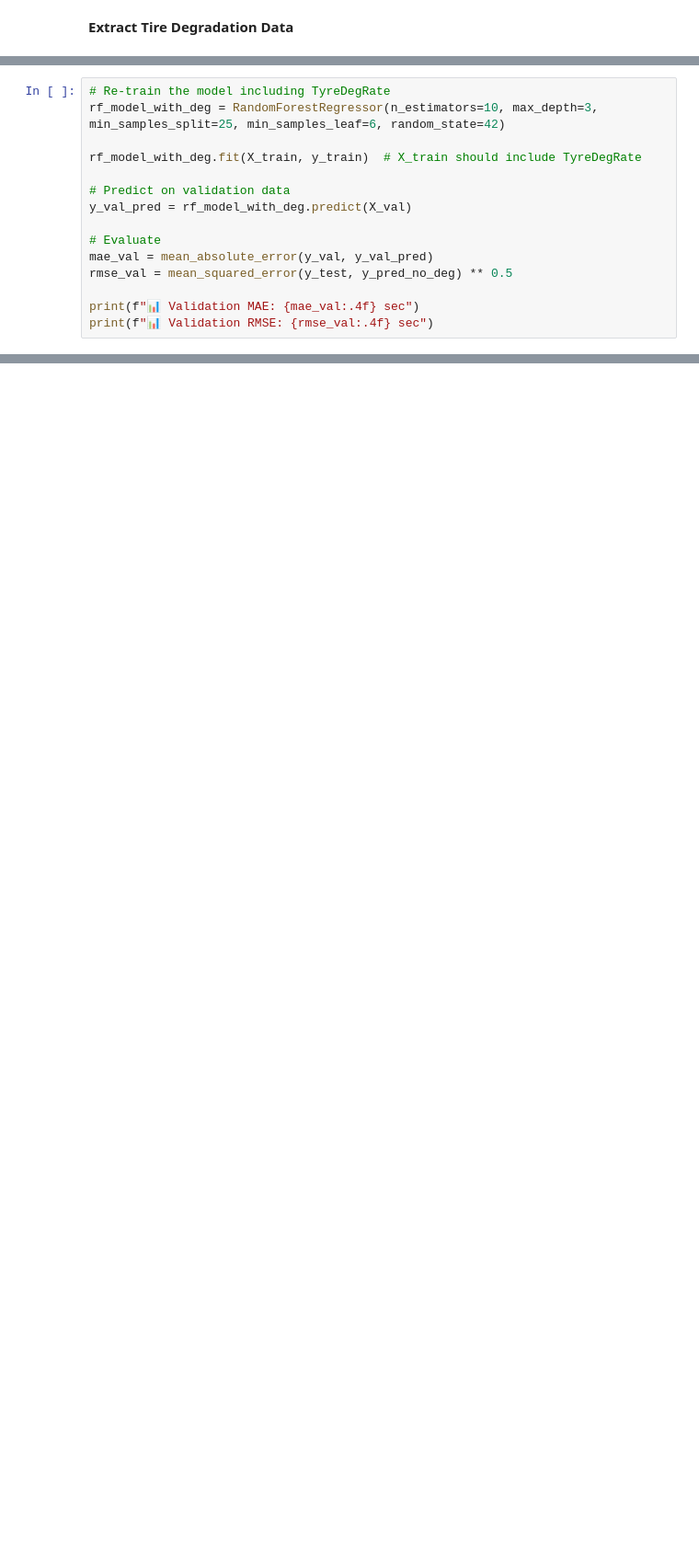
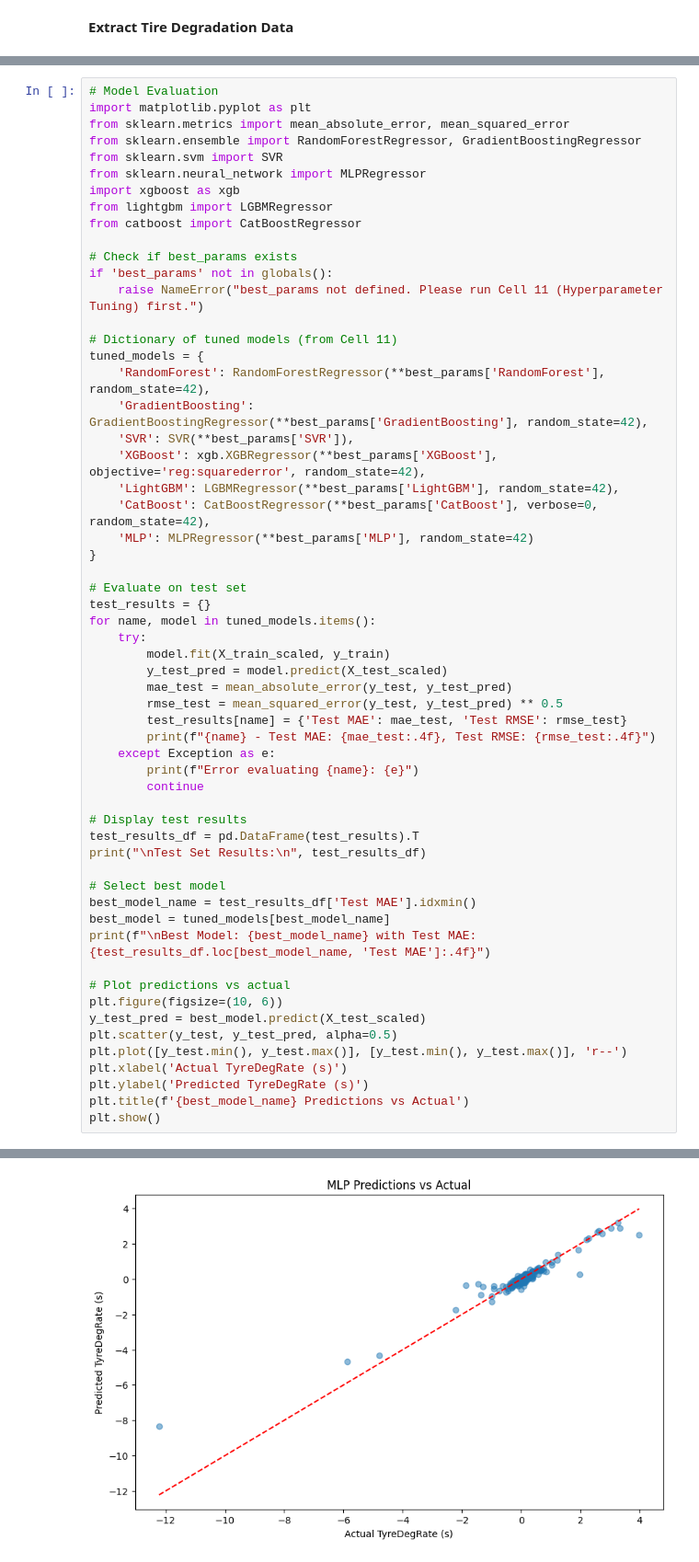
Before and after one commit to Mazenghonem1/F1-TyreWearPrediction, a Jupyter notebook: Tire_Degradation_Prediction .ipynb, the cells around one changed output, grey strips where cells are left out. Shown at 92% size. Drawn from its saved outputs; the diff is of its cells as text; blank space fills up the shorter version.

```diff
--- a/Tire_Degradation_Prediction .ipynb
+++ b/Tire_Degradation_Prediction .ipynb
@@ -599,15 +121,0 @@ print(f"📊 Validation RMSE: {rmse_val:.4f} sec")
-# %%
-# Re-train the model including TyreDegRate
-rf_model_with_deg = RandomForestRegressor(n_estimators=10, max_depth=3, min_samples_split=25, min_samples_leaf=6, random_state=42)
-
-rf_model_with_deg.fit(X_train, y_train)  # X_train should include TyreDegRate
-
-# Predict on validation data
-y_val_pred = rf_model_with_deg.predict(X_val)
-
-# Evaluate
-mae_val = mean_absolute_error(y_val, y_val_pred)
-rmse_val = mean_squared_error(y_test, y_pred_no_deg) ** 0.5
-
-print(f"📊 Validation MAE: {mae_val:.4f} sec")
-print(f"📊 Validation RMSE: {rmse_val:.4f} sec")
@@ -1141,0 +581,59 @@ print(feature_importance_df)
+# %%
+# Model Evaluation
+import matplotlib.pyplot as plt
+from sklearn.metrics import mean_absolute_error, mean_squared_error
+from sklearn.ensemble import RandomForestRegressor, GradientBoostingRegressor
+from sklearn.svm import SVR
+from sklearn.neural_network import MLPRegressor
+import xgboost as xgb
+from lightgbm import LGBMRegressor
+from catboost import CatBoostRegressor
+
+# Check if best_params exists
+if 'best_params' not in globals():
+    raise NameError("best_params not defined. Please run Cell 11 (Hyperparameter Tuning) first.")
+
+# Dictionary of tuned models (from Cell 11)
+tuned_models = {
+    'RandomForest': RandomForestRegressor(**best_params['RandomForest'], random_state=42),
+    'GradientBoosting': GradientBoostingRegressor(**best_params['GradientBoosting'], random_state=42),
+    'SVR': SVR(**best_params['SVR']),
+    'XGBoost': xgb.XGBRegressor(**best_params['XGBoost'], objective='reg:squarederror', random_state=42),
+    'LightGBM': LGBMRegressor(**best_params['LightGBM'], random_state=42),
+    'CatBoost': CatBoostRegressor(**best_params['CatBoost'], verbose=0, random_state=42),
+    'MLP': MLPRegressor(**best_params['MLP'], random_state=42)
+}
+
+# Evaluate on test set
+test_results = {}
+for name, model in tuned_models.items():
+    try:
+        model.fit(X_train_scaled, y_train)
+        y_test_pred = model.predict(X_test_scaled)
+        mae_test = mean_absolute_error(y_test, y_test_pred)
+        rmse_test = mean_squared_error(y_test, y_test_pred) ** 0.5
+        test_results[name] = {'Test MAE': mae_test, 'Test RMSE': rmse_test}
+        print(f"{name} - Test MAE: {mae_test:.4f}, Test RMSE: {rmse_test:.4f}")
+    except Exception as e:
+        print(f"Error evaluating {name}: {e}")
+        continue
+
+# Display test results
+test_results_df = pd.DataFrame(test_results).T
+print("\nTest Set Results:\n", test_results_df)
+
+# Select best model
+best_model_name = test_results_df['Test MAE'].idxmin()
+best_model = tuned_models[best_model_name]
+print(f"\nBest Model: {best_model_name} with Test MAE: {test_results_df.loc[best_model_name, 'Test MAE']:.4f}")
+
+# Plot predictions vs actual
+plt.figure(figsize=(10, 6))
+y_test_pred = best_model.predict(X_test_scaled)
+plt.scatter(y_test, y_test_pred, alpha=0.5)
+plt.plot([y_test.min(), y_test.max()], [y_test.min(), y_test.max()], 'r--')
+plt.xlabel('Actual TyreDegRate (s)')
+plt.ylabel('Predicted TyreDegRate (s)')
+plt.title(f'{best_model_name} Predictions vs Actual')
+plt.show()
+# %% [output]
@@ -1141,0 +671 @@ print(feature_importance_df)
+[figure, added]
```
Also changed, not shown: parts of 66 cells of this notebook.
